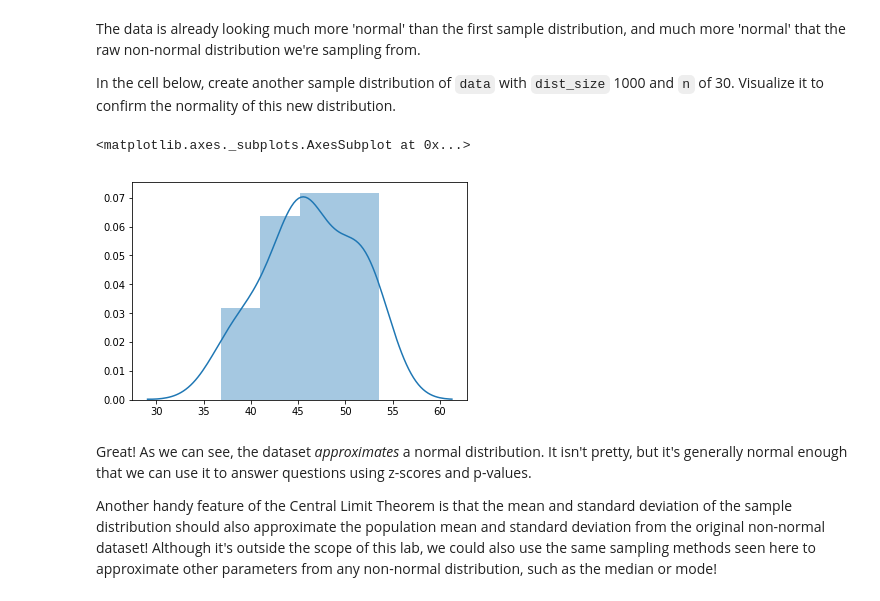
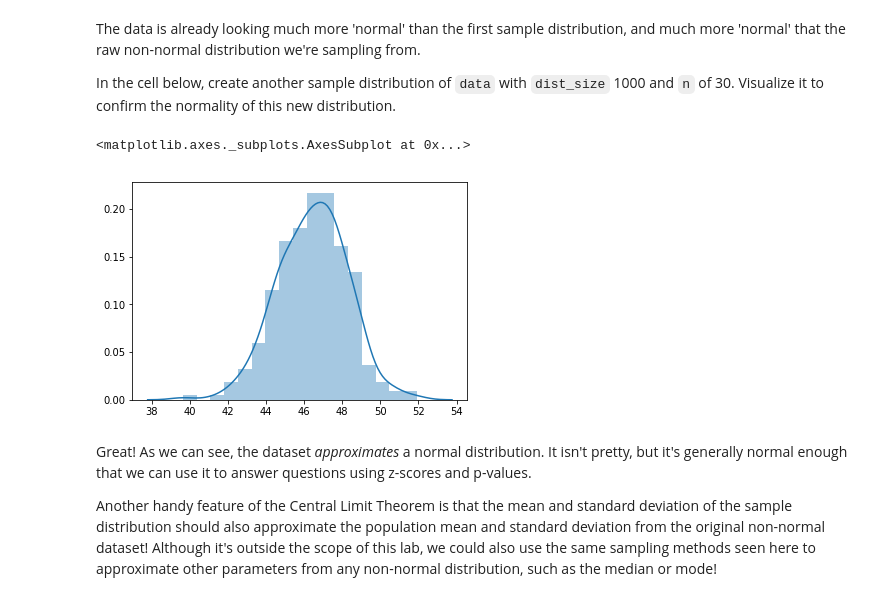
Before and after one commit to dlm6693/dsc-2-19-13-central-limit-theorem-lab-nyc-ds-career-031119, a Jupyter notebook: index.ipynb, the cells around one changed output. Drawn from its saved outputs; the diff is of its cells as text; code cells hidden in the pictures.

```diff
--- a/index.ipynb
+++ b/index.ipynb
@@ -127,10 +127,10 @@ The data is already looking much more 'normal' than the first sample distributio
 
 In the cell below, create another sample distribution of `data` with `dist_size` 1000 and `n` of 30.  Visualize it to confirm the normality of this new distribution.
 # %%
-sns.distplot(create_sample_distribution(df, dist_size=1000, n=30))
+sns.distplot(create_sample_distribution(df, dist_size=10000, n=300))
 # %% [output]
 <matplotlib.axes._subplots.AxesSubplot at 0x...>
-[figure, old version]
+[figure, new version]
 # %% [markdown]
 Great! As we can see, the dataset _approximates_ a normal distribution. It isn't pretty, but it's generally normal enough that we can use it to answer questions using z-scores and p-values.
 
```
